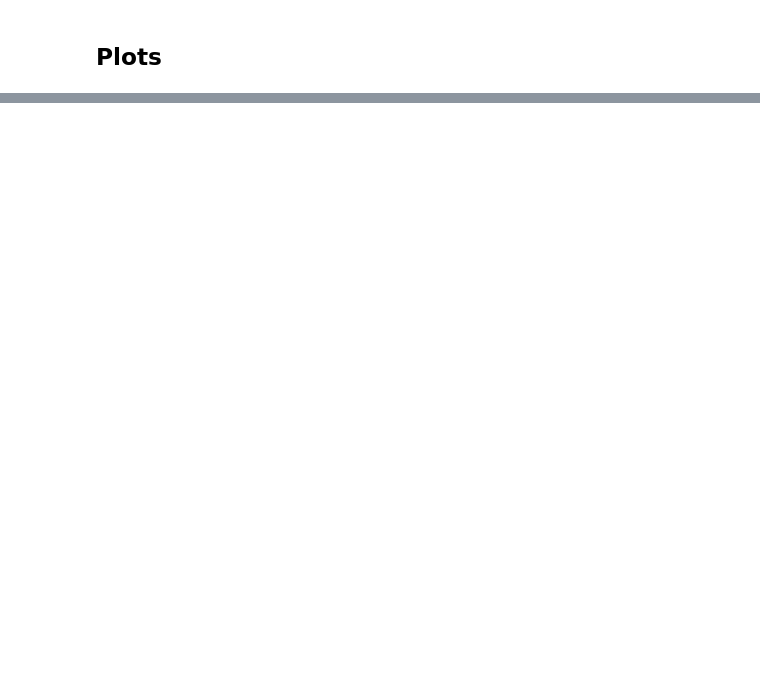
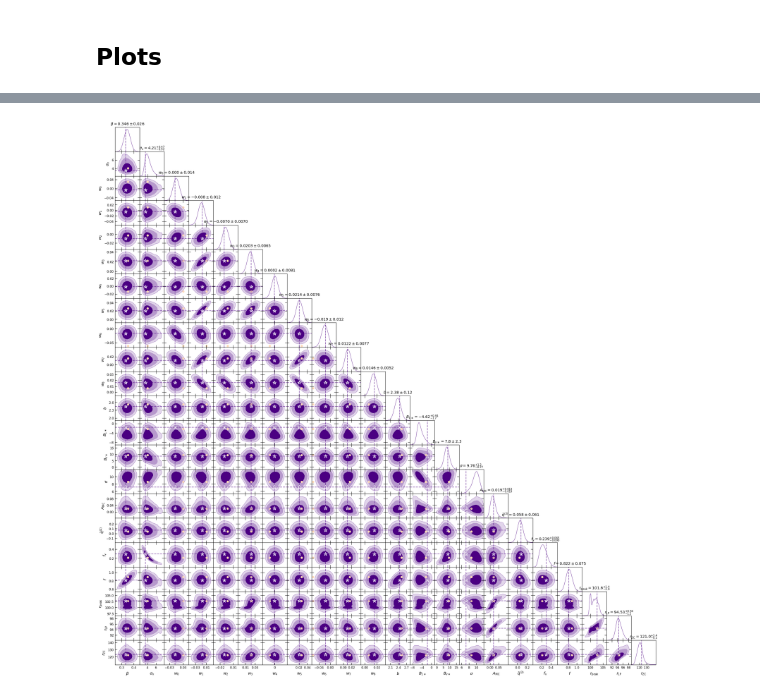
Before and after one commit to a-paranjape/zeldovich-smearing, a Jupyter notebook: examples/ZelSmear_MCMC_mpi.ipynb, the cells around one changed output, grey strips where cells are left out. Saved outputs shown, nothing was run; the diff lists cells and outputs as text; code cells hidden in the pictures; blank space fills up the shorter version.

```diff
--- a/examples/ZelSmear_MCMC_mpi.ipynb
+++ b/examples/ZelSmear_MCMC_mpi.ipynb
@@ -258,12 +296,12 @@ view.push(dict(Parallel=Parallel))
     if L_Max < 3:
         id_str += '_LMax{0:d}'.format(L_Max)
 
-    Run_Cobaya = True
+    Run_Cobaya = False
     Resume = False
 
     Max_Samples = 10000000
     Rminus1_Stop = 0.01 # 0.01
-    Rminus1_CL_Stop = 0.05 # 0.05; arXiv:2602.14533 used 0.035/0.04
+    Rminus1_CL_Stop = 0.035 # 0.05; arXiv:2602.14533 used 0.035/0.04
     Rminus1_CL_Level = 0.95 # 95
 
     Burn_In = 0
@@ -477,10 +536,11 @@ view.push(dict(Parallel=Parallel))
 
         plt.figure(figsize=(3,3))
         plt.xlim(62,123)
+        yfac = 1.0 if Sample=='DESI-LRG2' else 2.0
         if Modify_Data:
-            plt.ylim(-50,90)
+            plt.ylim(-50/yfac,90/yfac)
         else:
-            plt.ylim(-120,120)
+            plt.ylim(-120/yfac,120/yfac)
         off = 1 if Modify_Data else 0
         offset = 1 if Include_Sig2Obs else 0
         plt.plot(like.svals,like.svals**2*data[offset]/like.rescale,'r-')
@@ -605,6 +694,20 @@ view.push(dict(Parallel=Parallel))
 
     print('MCMC...')
     print(plot_param_list)
+
+    offset = 2
+    par_show = np.arange(len(plot_param_list)) + offset
+    # par_show[-1] = -2
+
+    sample_for_MAP = np.loadtxt(os.path.abspath(info["output"])+'.'+str(1)+'.txt')
+    sample_for_MAP = sample_for_MAP[int(0.3*sample_for_MAP.shape[0]):]
+    for c in range(1,NProc):
+        sample_c = np.loadtxt(os.path.abspath(info["output"])+'.'+str(c+1)+'.txt')
+        sample_c = sample_c[int(0.3*sample_c.shape[0]):]
+        sample_for_MAP = np.concatenate((sample_for_MAP,sample_c),axis=0)
+    iMAP = sample_for_MAP.T[1].argmin()
+    mcmc_MAP = sample_for_MAP[iMAP][par_show]
+    print("... MAP       = ( "+','.join(['%.4e' % (pval,) for pval in mcmc_MAP])+" )")
     print("... best fit  = ( "+','.join(['%.4e' % (pval,) for pval in mcmc_best])+" )")
     print("... std dev   = ( "+','.join(['%.4e' % (pval,) for pval in mcmc_sig])+" )")
     print("... chi2_best,dof,chi2_red,pval: {0:.3f},{1:d},{2:.3f},{3:.3e}".format(mcmc_chi2,dof,mcmc_chi2/dof,pval))
@@ -620,18 +723,20 @@ view.push(dict(Parallel=Parallel))
 
     gdplot.triangle_plot([gd_sample], plot_param_list,
                          filled=[True],contour_colors=['indigo'],legend_loc='upper center',
-                         markers=mcmc_best[:dim+len(Derived_List)],
+                         markers=mcmc_MAP[:dim+len(Derived_List)],
                          marker_args={'c': 'indigo','ls': '--','lw': 1.5,'alpha': 0.6},
                          title_limit=1)
     for par_y in range(dim+len(Derived_List)):
         str_y = plot_param_list[par_y]
         ax = gdplot.subplots[par_y,par_y]
-        ax.axvline(mcmc_best[par_y],c='indigo',ls='--',lw=1.5,alpha=0.6)
+        # ax.axvline(mcmc_MAP[par_y],c='indigo',ls='--',lw=1.5,alpha=0.6)
         for par_x in range(par_y):
             str_x = plot_param_list[par_x]
             ax = gdplot.subplots[par_y,par_x]
+            ax.scatter([mcmc_MAP[par_x]],[mcmc_MAP[par_y]],
+                       marker='*',s=100,c='white')
             ax.scatter([mcmc_best[par_x]],[mcmc_best[par_y]],
-                       marker='*',s=100,c='white')
+                       marker='o',s=25,c='peachpuff')
 
     if Save_Fig:
         filename = 'contours' + File_Body
@@ -672,18 +777,20 @@ view.push(dict(Parallel=Parallel))
                          filled=[True,False],
                          contour_colors=['indigo','tomato'],contour_ls=['-','--'],contour_lws=[1.5,0.5],
                          legend_loc='upper center',
-                         markers=mcmc_best[xilinAP_Inds],
+                         markers=mcmc_MAP[xilinAP_Inds],
                          marker_args={'c': 'indigo','ls': '--','lw': 1.5,'alpha': 0.6},
                          title_limit=1)
     for par_y in range(len(xilinAP_List)):
         str_y = xilinAP_List[par_y]
         ax = gdplot.subplots[par_y,par_y]
-        ax.axvline(mcmc_best[xilinAP_Inds[par_y]],c='indigo',ls='--',lw=1.5,alpha=0.6)
+        # ax.axvline(mcmc_MAP[xilinAP_Inds[par_y]],c='indigo',ls='--',lw=1.5,alpha=0.6)
         for par_x in range(par_y):
             str_x = xilinAP_List[par_x]
             ax = gdplot.subplots[par_y,par_x]
+            ax.scatter([mcmc_MAP[xilinAP_Inds[par_x]]],[mcmc_MAP[xilinAP_Inds[par_y]]],
+                       marker='*',s=100,c='white')
             ax.scatter([mcmc_best[xilinAP_Inds[par_x]]],[mcmc_best[xilinAP_Inds[par_y]]],
-                       marker='*',s=100,c='white')
+                       marker='o',s=25,c='peachpuff')
 
     if Save_Fig:
         filename = 'contours' + File_Body
@@ -718,19 +825,21 @@ view.push(dict(Parallel=Parallel))
 
     gdplot.triangle_plot([gd_sample],Cosmo_List,
                          filled=[True],contour_colors=['indigo'],legend_loc='upper center',
-                         markers=mcmc_best[Cosmo_Inds],
+                         markers=mcmc_MAP[Cosmo_Inds],
                          marker_args={'c': 'indigo','ls': '--','lw': 1.5,'alpha': 0.6},
                          title_limit=1)
     for par_y in range(len(Cosmo_List)):
         str_y = Cosmo_List[par_y]
         ax = gdplot.subplots[par_y,par_y]
-        ax.axvline(mcmc_best[Cosmo_Inds[par_y]],c='indigo',ls='--',lw=1.5,alpha=0.6)
+        # ax.axvline(mcmc_MAP[Cosmo_Inds[par_y]],c='indigo',ls='--',lw=1.5,alpha=0.6)
         ax.axvline(Cosmo_Truth[par_y],c='goldenrod',ls=':',lw=1.5,alpha=0.6)
         for par_x in range(par_y):
             str_x = Cosmo_List[par_x]
             ax = gdplot.subplots[par_y,par_x]
+            ax.scatter([mcmc_MAP[Cosmo_Inds[par_x]]],[mcmc_MAP[Cosmo_Inds[par_y]]],
+                       marker='*',s=100,c='white')
             ax.scatter([mcmc_best[Cosmo_Inds[par_x]]],[mcmc_best[Cosmo_Inds[par_y]]],
-                       marker='*',s=100,c='white')
+                       marker='o',s=25,c='peachpuff')
             ax.scatter([Cosmo_Truth[par_x]],[Cosmo_Truth[par_y]],
                        marker='*',s=80,c='goldenrod')
             ax.axvline(Cosmo_Truth[par_x],c='goldenrod',ls=':',lw=1.5,alpha=0.6)
@@ -764,18 +873,20 @@ view.push(dict(Parallel=Parallel))
 
     gdplot.triangle_plot([gd_sample],SDBMC_List,
                          filled=[True],contour_colors=['indigo'],legend_loc='upper center',
-                         markers=mcmc_best[SDBMC_Inds],
+                         markers=mcmc_MAP[SDBMC_Inds],
                          marker_args={'c': 'indigo','ls': '--','lw': 1.5,'alpha': 0.6},
                          title_limit=1)
     for par_y in range(len(SDBMC_List)):
         str_y = SDBMC_List[par_y]
         ax = gdplot.subplots[par_y,par_y]
-        ax.axvline(mcmc_best[SDBMC_Inds[par_y]],c='indigo',ls='--',lw=1.5,alpha=0.6)
+        # ax.axvline(mcmc_MAP[SDBMC_Inds[par_y]],c='indigo',ls='--',lw=1.5,alpha=0.6)
         for par_x in range(par_y):
             str_x = SDBMC_List[par_x]
             ax = gdplot.subplots[par_y,par_x]
+            ax.scatter([mcmc_MAP[SDBMC_Inds[par_x]]],[mcmc_MAP[SDBMC_Inds[par_y]]],
+                       marker='*',s=100,c='white')
             ax.scatter([mcmc_best[SDBMC_Inds[par_x]]],[mcmc_best[SDBMC_Inds[par_y]]],
-                       marker='*',s=100,c='white')
+                       marker='o',s=25,c='peachpuff')
 
     if Save_Fig:
         filename = 'contours' + File_Body
@@ -805,18 +916,20 @@ view.push(dict(Parallel=Parallel))
 
     gdplot.triangle_plot([gd_sample],Mixed_List,
                          filled=[True],contour_colors=['indigo'],legend_loc='upper center',
-                         markers=mcmc_best[Mixed_Inds],
+                         markers=mcmc_MAP[Mixed_Inds],
                          marker_args={'c': 'indigo','ls': '--','lw': 1.5,'alpha': 0.6},
                          title_limit=1)
     for par_y in range(len(Mixed_List)):
         str_y = Mixed_List[par_y]
         ax = gdplot.subplots[par_y,par_y]
-        ax.axvline(mcmc_best[Mixed_Inds[par_y]],c='indigo',ls='--',lw=1.5,alpha=0.6)
+        # ax.axvline(mcmc_MAP[Mixed_Inds[par_y]],c='indigo',ls='--',lw=1.5,alpha=0.6)
         for par_x in range(par_y):
             str_x = Mixed_List[par_x]
             ax = gdplot.subplots[par_y,par_x]
+            ax.scatter([mcmc_MAP[Mixed_Inds[par_x]]],[mcmc_MAP[Mixed_Inds[par_y]]],
+                       marker='*',s=100,c='white')
             ax.scatter([mcmc_best[Mixed_Inds[par_x]]],[mcmc_best[Mixed_Inds[par_y]]],
-                       marker='*',s=100,c='white')
+                       marker='o',s=25,c='peachpuff')
 
     if Save_Fig:
         filename = 'contours' + File_Body
@@ -837,7 +950,7 @@ view.push(dict(Parallel=Parallel))
     dp_best = {Params_List[p]:Defaults_List[p] for p in range(len(Params_List))}
     cnt = 0
     for param in plot_param_list[:dim]:
-        dp_best[param] = mcmc_best[cnt]
+        dp_best[param] = mcmc_MAP[cnt] #mcmc_best[cnt]
         cnt += 1
 
     point = dict(zip(model.parameterization.sampled_params(),
@@ -847,7 +960,6 @@ view.push(dict(Parallel=Parallel))
     xiNLell_best = like.wrap_model(model.provider.get_model())
     W_best = np.array([dp_best['w_{0:d}'.format(m)] for m in Use_Basis])
     xilin_best = np.dot(theory.bfunc.T,W_best)/dp_best['b']**2
-    # xilin_true = (comul.growth)**2*co.calc_xi_lin(theory.rvals*h_true_by_h_fid)
 
     dp_nomc = copy.deepcopy(dp_best)
     dp_nomc['AMC'] = 0.0
@@ -915,25 +1027,26 @@ view.push(dict(Parallel=Parallel))
     plt.figure(figsize=(7,7))
     plt.xlabel('$s\\,(h^{{-1}}\\,{{\\rm Mpc}})$')
     plt.xlim(64,126)
+    YFac = 1.4 if Sample== 'Euclid-ELG' else 1.0
     if Modify_Data:
-        plt.ylim(-50,90)
+        plt.ylim(-50/YFac,90/YFac)
         ylabel = '$s^{{2}}\\,\\Delta\\xi^{{(\\ell)}}(s)$'
     else:
-        plt.ylim(-120,120)
+        plt.ylim(-120/YFac,120/YFac)
         ylabel = '$s^{{2}}\\,\\xi^{{(\\ell)}}(s)$'
     if Include_Sig2Obs:
-        off_vert = 50
-        ylabel += '$;\\,\\Sigma^{{(\\ell)2}}+{0:d}$'.format(off_vert)
+        off_vert = 50//YFac
+        ylabel += '$;\\,\\Sigma^{{(\\ell)2}}+{0:.0f}$'.format(off_vert)
     ylabel += '$\\,\\,(h^{{-1}}{{\\rm Mpc}})^{{2}}$'
     plt.ylabel(ylabel)
     for L in range(L_Max):
         Imin_s = 1 if (Modify_Data & (L >= 1)) else 0
         stab_show = stab[Imin_s:]
-        Label = 'best fit' if L==0 else None
+        Label = 'best fit (MAP)' if L==0 else None
         plt.plot(stab_show,stab_show**2*xiNLell_best[off+L],'-',lw=1,c=cols[L],label=Label)
         plt.fill_between(stab_show,stab_show**2*xiNL_84pc[off+L],stab_show**2*xiNL_16pc[off+L],color=cols[L],alpha=0.15)
-        Label = 'no mc' if L==0 else None
-        plt.plot(stab_show,stab_show**2*xiNLell_nomc[off+L],':',lw=1,c=cols[L],label=Label)
+        # Label = 'no mc' if L==0 else None
+        # plt.plot(stab_show,stab_show**2*xiNLell_nomc[off+L],':',lw=1,c=cols[L],label=Label)
 
         if L==0:
             data_label = 'toy data' if Sample == '' else Sample
@@ -952,13 +1065,13 @@ view.push(dict(Parallel=Parallel))
                      marker='*',color='turquoise',s=40,alpha=0.6)
 
     if Sample != '':
-        plt.text(75,70,'$\\tt{{AbacusSummit}}$',fontsize=FS)
-    plt.text(66,55,'$\ell = 0$',fontsize=FS2,c=cols[0])
+        plt.text(75,70/YFac,'$\\tt{{AbacusSummit}}$',fontsize=FS)
+    plt.text(66,55/YFac,'$\ell = 0$',fontsize=FS2,c=cols[0])
     if L_Max > 1:
-        plt.text(66,-18,'$\ell = 2$',fontsize=FS2,c=cols[1])
+        plt.text(66,-18/YFac,'$\ell = 2$',fontsize=FS2,c=cols[1])
         if L_Max == 3:
-            plt.text(96,25,'$\ell = 4$',fontsize=FS2,c=cols[2])
-    plt.text(66,-40,"$\\chi^{{2}}\\,/\\,{{\\rm dof}} = {0:.2f}\\,/\\,{1:d}\\,;\\,p = {2:.3f}$".format(mcmc_chi2,dof,pval),
+            plt.text(96 if Sample=='DESI-LRG2' else 118,25/YFac,'$\ell = 4$',fontsize=FS2,c=cols[2])
+    plt.text(66,-40/YFac,"$\\chi^{{2}}\\,/\\,{{\\rm dof}} = {0:.2f}\\,/\\,{1:d}\\,;\\,p = {2:.3f}$".format(mcmc_chi2,dof,pval),
              fontsize=FS3)
 
     plt.legend(loc='upper right')
@@ -981,7 +1094,7 @@ view.push(dict(Parallel=Parallel))
     ylabel += '$\\,\\,(h^{{-1}}{{\\rm Mpc}})^{{2}}$'
     plt.ylabel(ylabel)
 
-    plt.plot(theory.rvals,theory.rvals**2*xilin_best,'-',lw=1.5,c='darkgoldenrod',label='best fit')
+    plt.plot(theory.rvals,theory.rvals**2*xilin_best,'-',lw=1.5,c='darkgoldenrod',label='best fit (MAP)')
     plt.plot(theory.rvals,theory.rvals**2*xilin_50pc,'--',lw=1.5,c='darkgoldenrod',label='median')
     plt.fill_between(theory.rvals,theory.rvals**2*xilin_84pc,theory.rvals**2*xilin_16pc,color='goldenrod',alpha=0.2)
     plt.fill_between(theory.rvals,theory.rvals**2*xilin_97p5pc,theory.rvals**2*xilin_2p5pc,color='goldenrod',alpha=0.1)
@@ -991,7 +1104,6 @@ view.push(dict(Parallel=Parallel))
         plt.text(30,-2,'$\\tt{{AbacusSummit}}$',fontsize=FS)
         plt.text(30,-4,Sample,fontsize=FS3)
 
-    # plt.plot(theory.rvals,theory.rvals**2*xilin_true,'-',lw=2,c='crimson',label='ground truth')
     plt.axhline(0.0,c='k',ls=':',lw=1)
     ell_vals = '['
     ell_vals += ','.join([str(l) for l in range(0,2*L_Max,2)])
@@ -1011,3 +1123,4 @@ view.push(dict(Parallel=Parallel))
     plt.show()
 
     ut.time_this(start_time)
+# %% [output]
@@ -1013,0 +1145 @@ view.push(dict(Parallel=Parallel))
+[figure, added]
```
Also changed, not shown: parts of 11 cells of this notebook, 3 other files.
